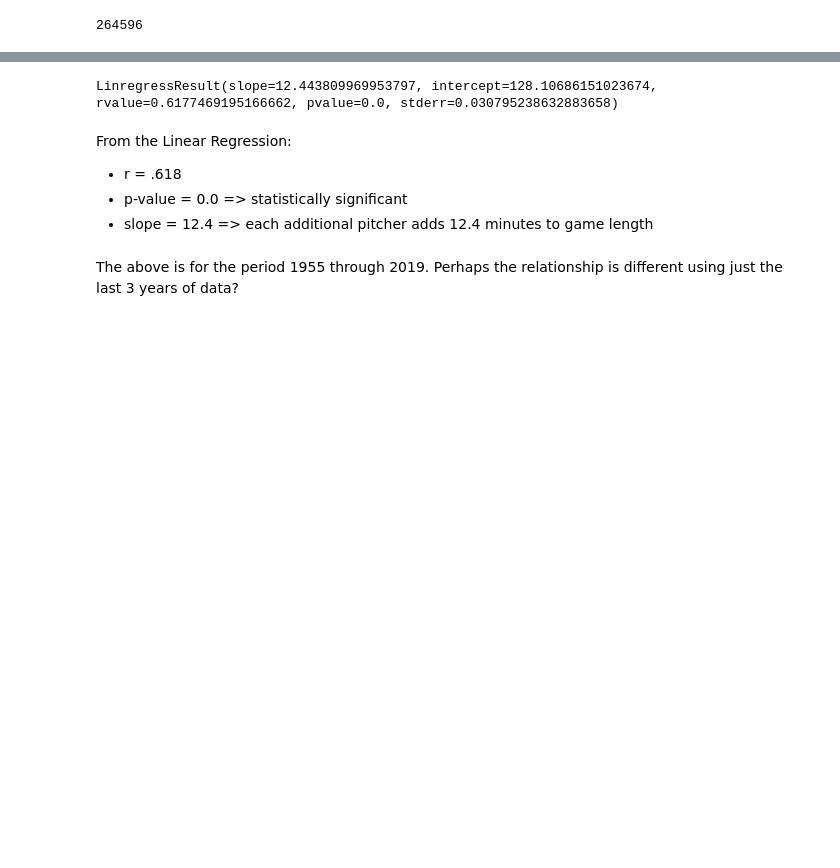
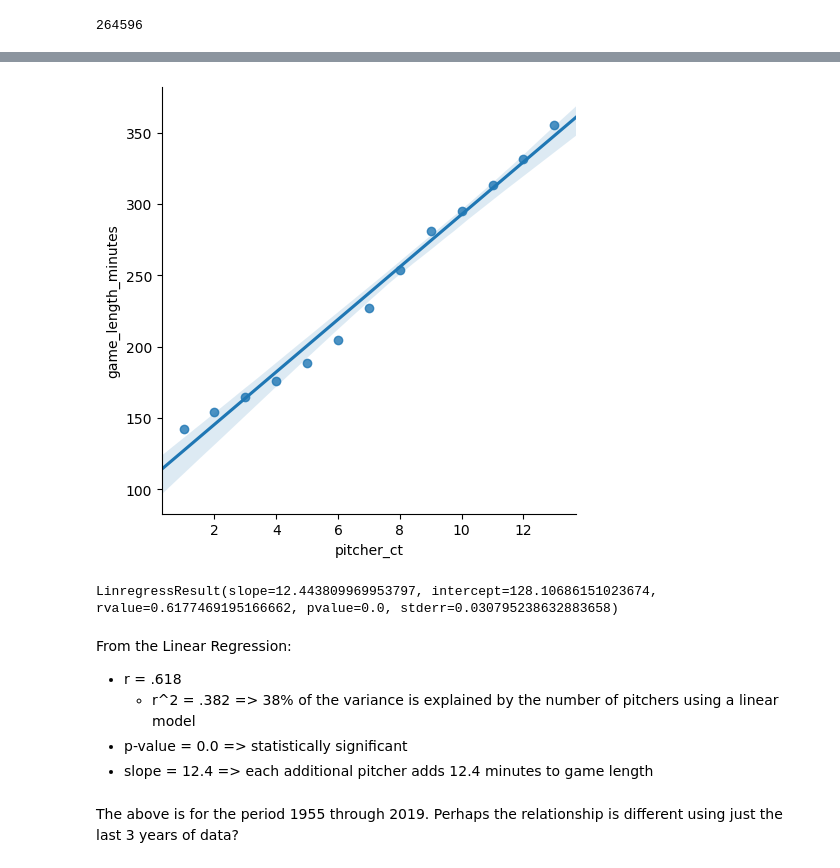
Before and after one commit to sdiehl28/baseball-analytics, a Jupyter notebook: baseball_jupyter_nb/01_Introduction.ipynb, the cells around one changed output, grey strips where cells are left out. Drawn from its saved outputs; the diff is of its cells as text; code cells hidden in the pictures; blank space fills up the shorter version.

```diff
--- a/baseball_jupyter_nb/01_Introduction.ipynb
+++ b/baseball_jupyter_nb/01_Introduction.ipynb
@@ -225,3 +225,7 @@ df['pitcher_ct'].corr(df['game_length_minutes']).round(3)
 len(df)
 # %% [output]
 264596
+# %%
+# create a set of points using the mean game length per pitcher count
+df_pitcher_time = df.groupby('pitcher_ct', as_index=False)['game_length_minutes'].mean()
+df_pitcher_time
@@ -228 +247,6 @@ len(df)
+# %%
+# the relationship looks quite linear
+sns.lmplot('pitcher_ct', 'game_length_minutes', data=df_pitcher_time);
+# %% [output]
+[figure, added]
 # %%
@@ -233,6 +258,7 @@ LinregressResult(slope=12.443809969953797, intercept=128.10686151023674, rvalue=
 # %% [markdown]
 From the Linear Regression:
 * r = .618
+  * r^2 = .382 => 38% of the variance is explained by the number of pitchers using a linear model
 * p-value = 0.0 => statistically significant
 * slope  = 12.4  => each additional pitcher adds 12.4 minutes to game length
 # %% [markdown]
```
Also changed, not shown: parts of 7 cells of this notebook.
